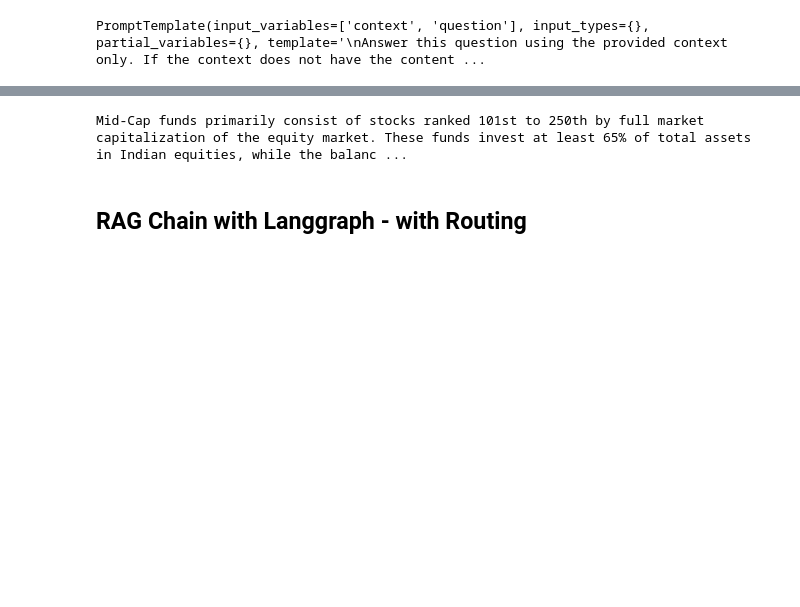
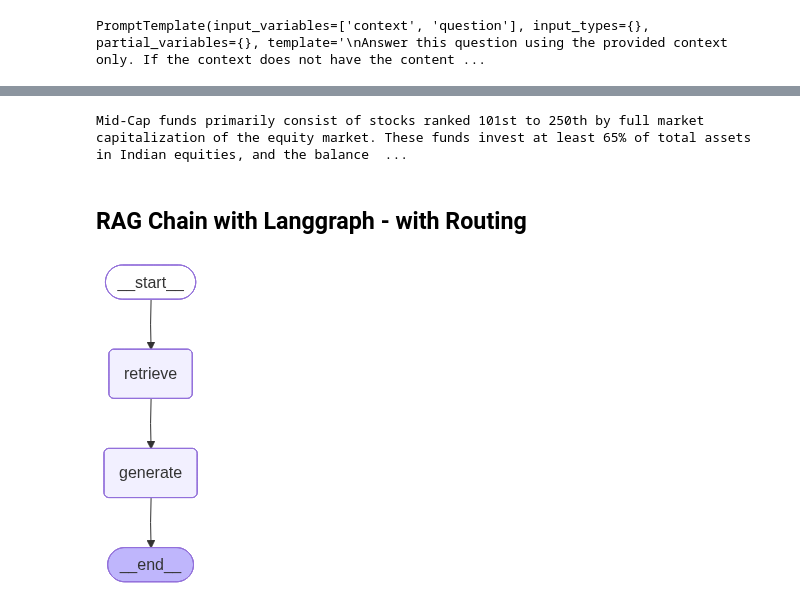
Before and after one commit to shubhdadatta/GAAI-Azure, a Jupyter notebook: code9_RAG_chain_and_agent.ipynb, the cells around one changed output, grey strips where cells are left out. Cells and saved outputs as stored; diff of their text form; code cells hidden in the pictures; blank space fills up the shorter version.

```diff
--- a/code9_RAG_chain_and_agent.ipynb
+++ b/code9_RAG_chain_and_agent.ipynb
@@ -87,7 +91,7 @@ os.makedirs(vector_db_path,exist_ok=True)
 # %%
 from langchain_chroma import Chroma
 vectorstore = Chroma.from_documents(documents=splits, embedding=embeddings,
-                                    persist_directory=vector_db_path,collection_name="morningstar",
+                                    persist_directory=vector_db_path,collection_name="morningstar2",
                                     collection_metadata={"use_type":"TRAINING AND EXPERIMENTATION"})
 # %%
 print("Number of docs dumped into vector DB")
@@ -99,7 +103,7 @@ Number of docs dumped into vector DB
 # using vector db object to initialize a retriever object - to perform vector search/retrieval
 retriever = vectorstore.as_retriever(search_type="similarity", search_kwargs={"k": 2})
 # %%
-retrieved_docs = retriever.invoke("What is Large Cap equity fund")
+retrieved_docs = retriever.invoke("What is Monrning Star Suistainable Rating?")
 len(retrieved_docs)
 # %% [output]
 2
@@ -177,6 +212,37 @@ response = rag_chain.invoke("tell me about mid cap market")
 
 print(response.content)
 # %% [output]
-Mid-Cap funds primarily consist of stocks ranked 101st to 250th by full market capitalization of the equity market. These funds invest at least 65% of total assets in Indian equities, while the balanc ...
+Mid-Cap funds primarily consist of stocks ranked 101st to 250th by full market capitalization of the equity market. These funds invest at least 65% of total assets in Indian equities, and the balance  ...
 # %% [markdown]
 ## RAG Chain with Langgraph - with Routing
+# %%
+from typing_extensions import List, TypedDict
+from langchain_core.documents import Document
+
+class mystate(TypedDict):
+    question:str
+    context: List[Document]
+    answer: str
+# %%
+# retriever node
+def retrieve(state:mystate)->mystate:
+    retrieved_docs =  retriever.invoke(state['question'])
+    return {"context":retrieved_docs}
+
+
+# generation node
+def generate(state:mystate)->mystate:
+    doc_content = "\n\n".join(doc.page_content for doc in state['context'])
+    messages = prompt.invoke({"question":state['question'],"context":doc_content})
+    response = llm.invoke(messages)
+    return {"answer":response.content}
+# %%
+from langgraph.graph import START, StateGraph
+
+builder = StateGraph(mystate)
+builder.add_sequence([retrieve,generate])
+builder.add_edge(START,"retrieve")
+graph = builder.compile()
+graph
+# %% [output]
+[figure, added]
```
Also changed, not shown: parts of 9 cells of this notebook, 1 other file.
